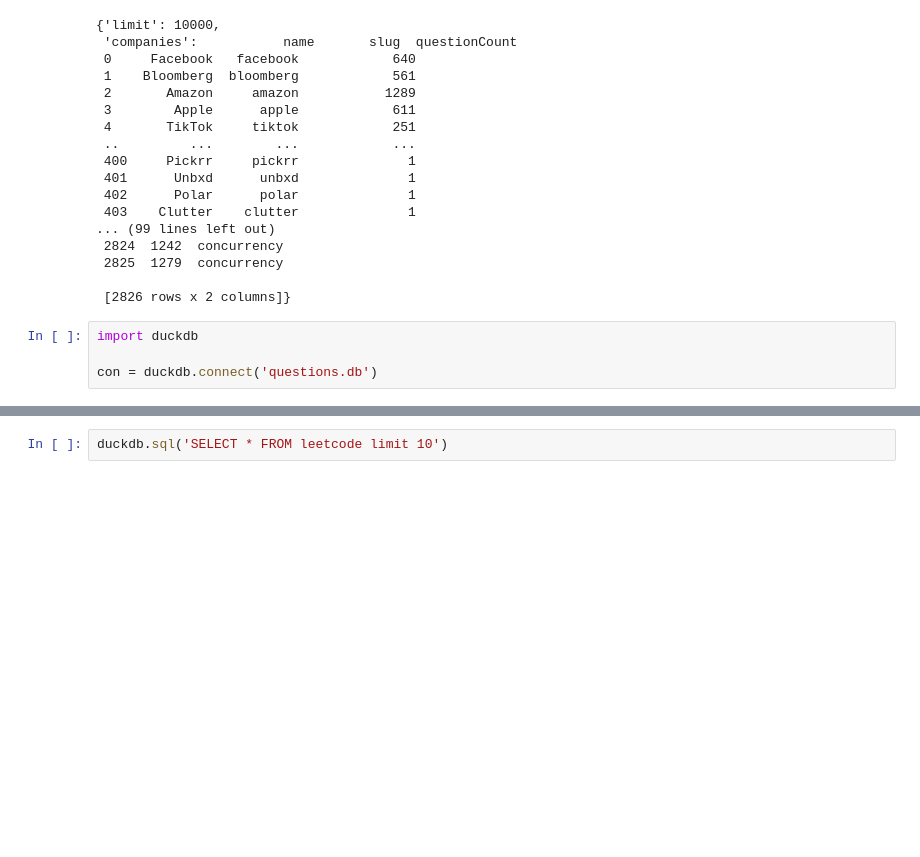
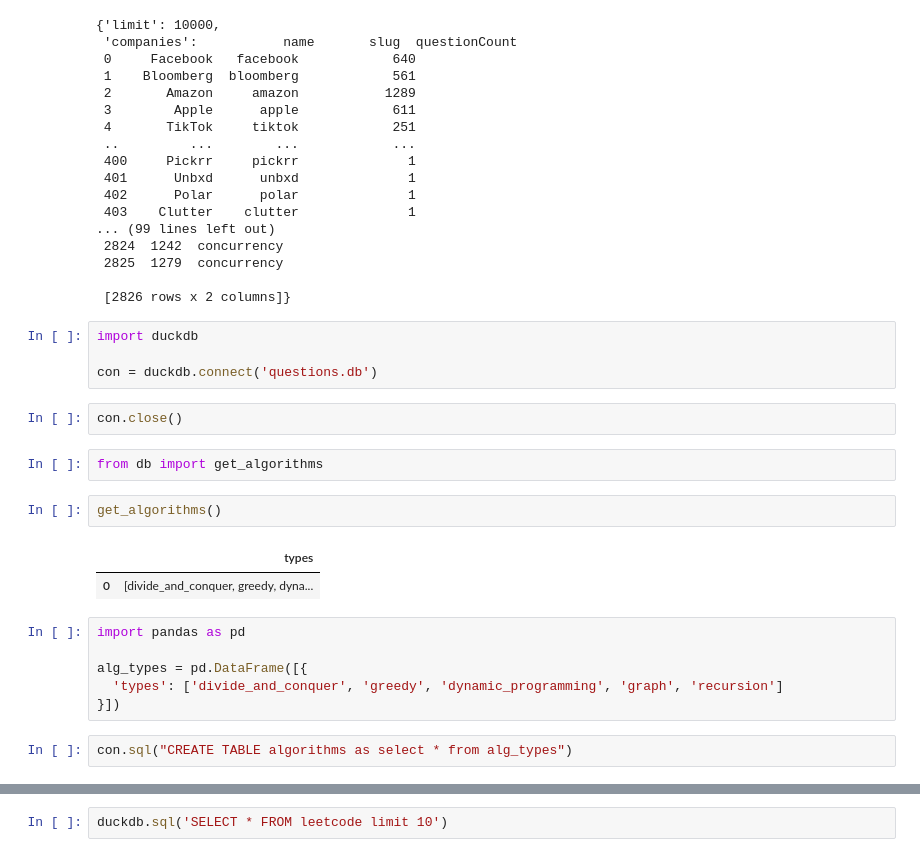
Before and after one commit to FMurray/toy-problems, a Jupyter notebook: scratch.ipynb, the cells around one changed output, grey strips where cells are left out. Saved outputs shown, nothing was run; the diff lists cells and outputs as text; blank space fills up the shorter version.

```diff
--- a/scratch.ipynb
+++ b/scratch.ipynb
@@ -35,3 +35,20 @@ vars(ls)
 import duckdb
 
 con = duckdb.connect('questions.db')
+# %%
+con.close()
+# %%
+from db import get_algorithms
+# %%
+get_algorithms()
+# %% [output]
+|  | types |
+| 0 | [divide_and_conquer, greedy, dyna... |
+# %%
+import pandas as pd
+
+alg_types = pd.DataFrame([{
+  'types': ['divide_and_conquer', 'greedy', 'dynamic_programming', 'graph', 'recursion']
+}])
+# %%
+con.sql("CREATE TABLE algorithms as select * from alg_types")
```
Also changed, not shown: parts of 25 cells of this notebook, 38 other files.
